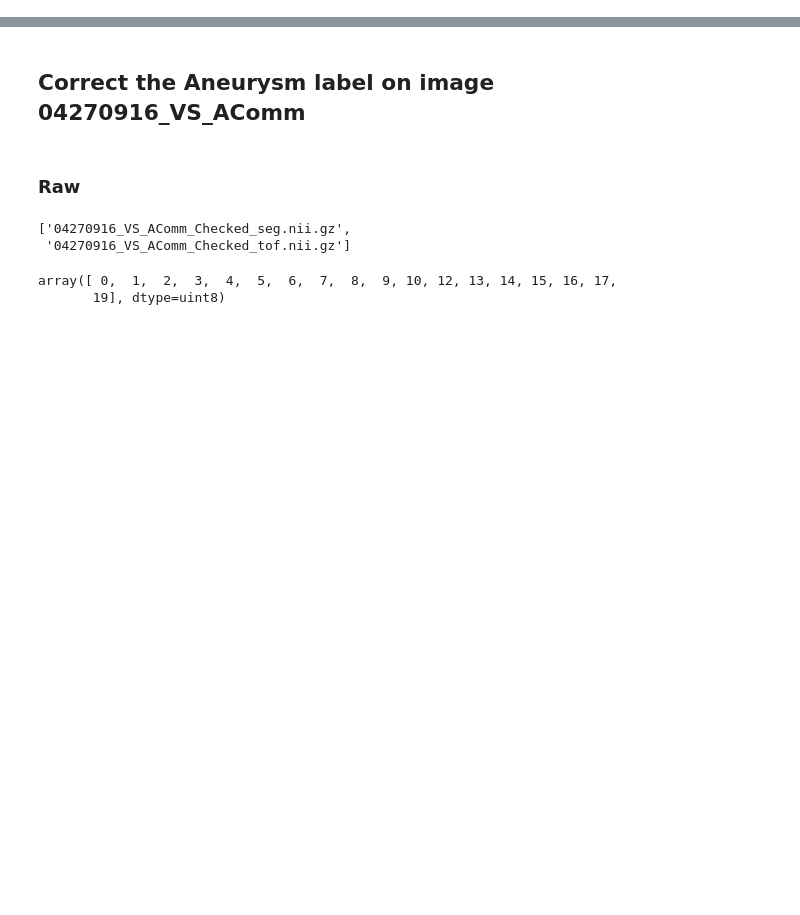
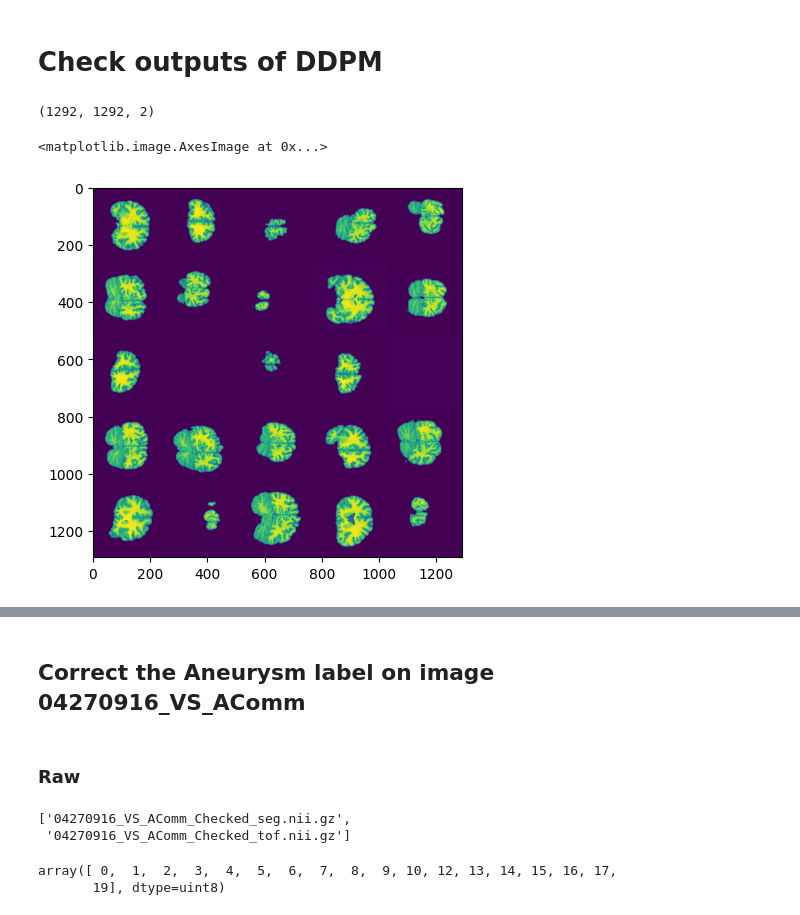
Before and after one commit to JdbermeoUZH/MastersThesisUIASegmentation, a Jupyter notebook: notebooks/random_stuff.ipynb, the cells around one changed output, grey strips where cells are left out. Drawn from its saved outputs; the diff is of its cells as text; code cells hidden in the pictures; blank space fills up the shorter version.

```diff
--- a/notebooks/random_stuff.ipynb
+++ b/notebooks/random_stuff.ipynb
@@ -10,3 +10,22 @@ import numpy as np
 
 sys.path.append('/scratch_net/biwidl319/jbermeo/MastersThesisUIASegmentation/tta_uia_segmentation/src')
 from preprocessing.utils import get_filepaths
+# %% [markdown]
+# Check outputs of DDPM
+# %%
+img_path = '/scratch_net/biwidl319/jbermeo/logs/brain/ddpm/hcp_t1/sample-9.png'
+# %%
+# open image with numpy
+from PIL import Image
+
+image = Image.open(img_path)
+# %%
+a = np.array(image)
+a.shape
+# %% [output]
+(1292, 1292, 2)
+# %%
+plt.imshow(a[:,:,0])
+# %% [output]
+<matplotlib.image.AxesImage at 0x...>
+[figure, added]
```
Also changed, not shown: parts of 5 cells of this notebook, 7 other files.
